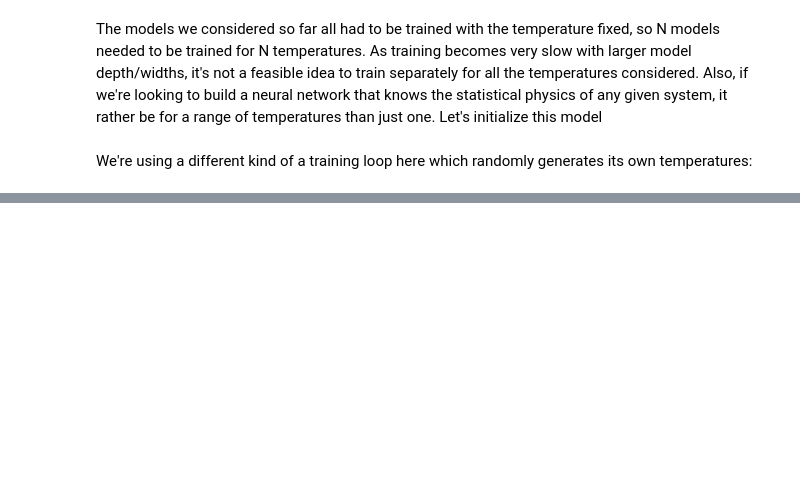
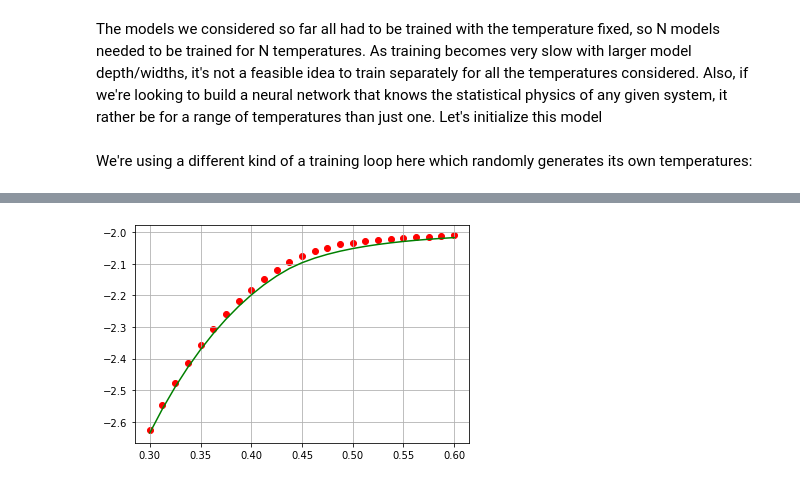
Before and after one commit to dinesh110598/ising-autoregressive, a Jupyter notebook: main.ipynb, the cells around one changed output, grey strips where cells are left out. Saved outputs shown, nothing was run; the diff lists cells and outputs as text; code cells hidden in the pictures; blank space fills up the shorter version.

```diff
--- a/main.ipynb
+++ b/main.ipynb
@@ -330,0 +414,18 @@ history = trainer.var_train_loop(10, anneal=True)
+# %%
+model = library.VarPixelCNN(L=24, kernel_size=3, net_width=[16,8,4])
+model.load_weights('VarPCNN_weights/L24_k3_(16,8,4)')
+betas = np.arange(0.3,0.6001, 0.0125, np.float32)
+mags = np.empty_like(betas)
+free_energy = np.empty_like(betas)
+F_var = np.empty_like(betas)
+i = 0
+
+for beta in betas:
+    sample = model.sample(400, beta)
+    mags[i] = np.mean(np.abs(np.mean(sample, axis=(1,2,3))))
+    log_prob = model.log_prob(sample, beta)
+    energy = ising.energy(sample, pbc=True)
+    FE = ((log_prob/beta)+energy)/(model.L**2)
+    free_energy[i] = np.mean(FE)
+    F_var[i] = np.var(FE)
+    i += 1
@@ -330,0 +436,29 @@ history = trainer.var_train_loop(10, anneal=True)
+# %%
+model = library.VarPixelCNN(L=24, kernel_size=3, net_width=[32,16,8])
+model.load_weights('VarPCNN_weights/L24_k3_(32,16,8)')
+betas = np.arange(0.3,0.6001, 0.0125, np.float32)
+mags2 = np.empty_like(betas)
+free_energy2 = np.empty_like(betas)
+F_var2 = np.empty_like(betas)
+i = 0
+
+for beta in betas:
+    sample = model.sample(400, beta)
+    mags2[i] = np.mean(np.abs(np.mean(sample, axis=(1,2,3))))
+    log_prob = model.log_prob(sample, beta)
+    energy = ising.energy(sample, pbc=True)
+    FE = ((log_prob/beta)+energy)/(model.L**2)
+    free_energy2[i] = np.mean(FE)
+    F_var2[i] = np.var(FE)
+    i += 1
+# %%
+integral = integrator(betas)
+F = -np.reciprocal(betas)*(math.log(2)/2 + integral*(1./(2*math.pi)))
+error2 = free_energy2 - F
+# %%
+plt.plot(betas, F, color='green')
+plt.scatter(betas, free_energy, color='red')
+plt.grid()
+plt.show()
+# %% [output]
+[figure, added]
```
Also changed, not shown: parts of 16 cells of this notebook, 1 other file.
